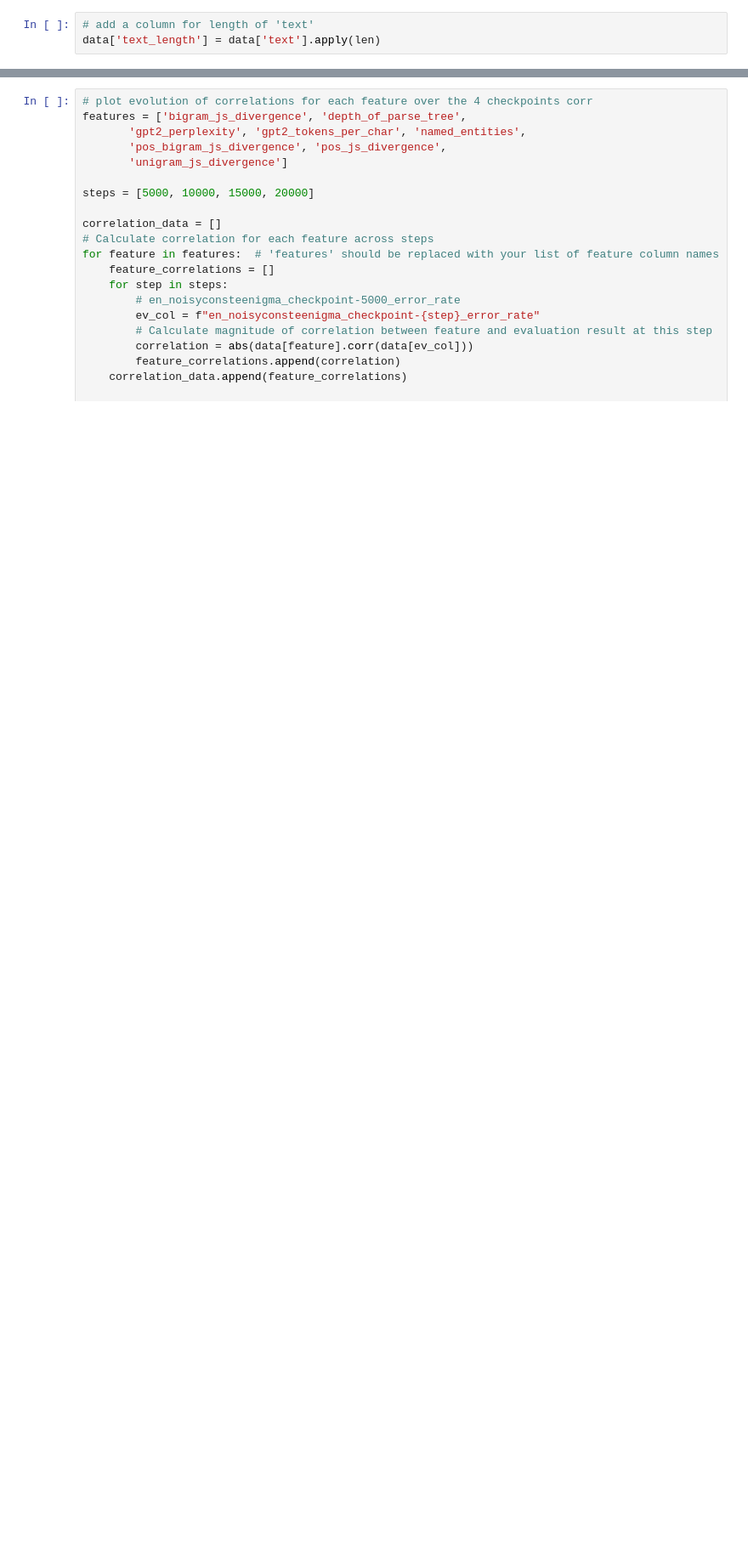
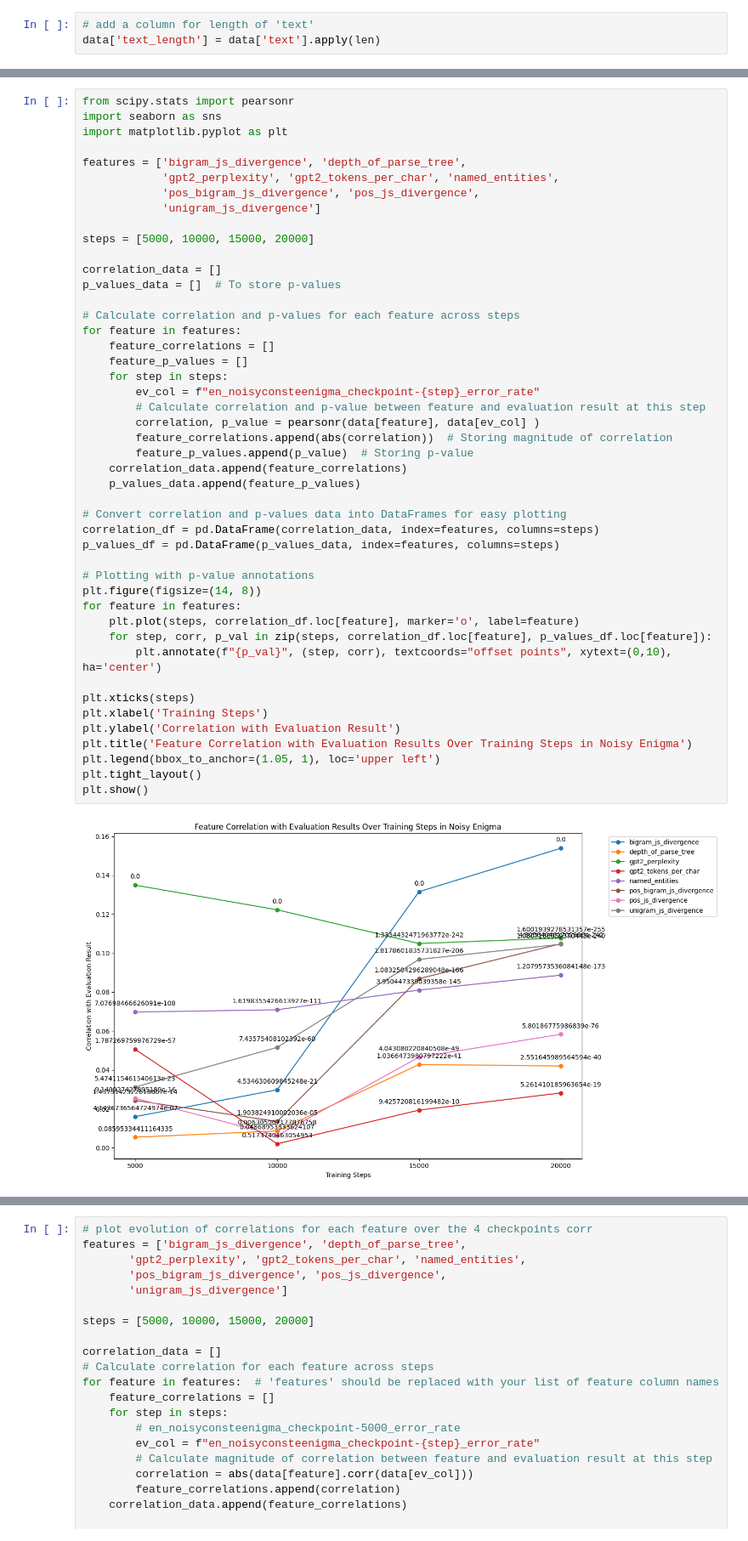
Before and after one commit to JanProvaznik/enigma-transformed, a Jupyter notebook: traindynamicsanalysis.ipynb, the cells around one changed output, grey strips where cells are left out. Shown at 85% size. Cells and saved outputs as stored; diff of their text form; blank space fills up the shorter version.

```diff
--- a/traindynamicsanalysis.ipynb
+++ b/traindynamicsanalysis.ipynb
@@ -63,3 +108,51 @@ data.rename(columns=lambda x: x.replace('_count', '_rate'), inplace=True)
+# %%
+from scipy.stats import pearsonr
+import seaborn as sns
+import matplotlib.pyplot as plt
+
+features = ['bigram_js_divergence', 'depth_of_parse_tree',
+            'gpt2_perplexity', 'gpt2_tokens_per_char', 'named_entities',
+            'pos_bigram_js_divergence', 'pos_js_divergence',
+            'unigram_js_divergence']
+
+steps = [5000, 10000, 15000, 20000]
+
+correlation_data = []
+p_values_data = []  # To store p-values
+
+# Calculate correlation and p-values for each feature across steps
+for feature in features:
+    feature_correlations = []
+    feature_p_values = []
+    for step in steps:
+        ev_col = f"en_noisyconsteenigma_checkpoint-{step}_error_rate"
+        # Calculate correlation and p-value between feature and evaluation result at this step
+        correlation, p_value = pearsonr(data[feature], data[ev_col] )
+        feature_correlations.append(abs(correlation))  # Storing magnitude of correlation
+        feature_p_values.append(p_value)  # Storing p-value
+    correlation_data.append(feature_correlations)
+    p_values_data.append(feature_p_values)
+
+# Convert correlation and p-values data into DataFrames for easy plotting
+correlation_df = pd.DataFrame(correlation_data, index=features, columns=steps)
+p_values_df = pd.DataFrame(p_values_data, index=features, columns=steps)
+
+# Plotting with p-value annotations
+plt.figure(figsize=(14, 8))
+for feature in features:
+    plt.plot(steps, correlation_df.loc[feature], marker='o', label=feature)
+    for step, corr, p_val in zip(steps, correlation_df.loc[feature], p_values_df.loc[feature]):
+        plt.annotate(f"{p_val}", (step, corr), textcoords="offset points", xytext=(0,10), ha='center')
+
+plt.xticks(steps)
+plt.xlabel('Training Steps')
+plt.ylabel('Correlation with Evaluation Result')
+plt.title('Feature Correlation with Evaluation Results Over Training Steps in Noisy Enigma')
+plt.legend(bbox_to_anchor=(1.05, 1), loc='upper left')
+plt.tight_layout()
+plt.show()
+# %% [output]
+[figure, added]
 # %%
 import seaborn as sns
 import matplotlib.pyplot as plt
```
Also changed, not shown: parts of 15 cells of this notebook, 11 other files.
